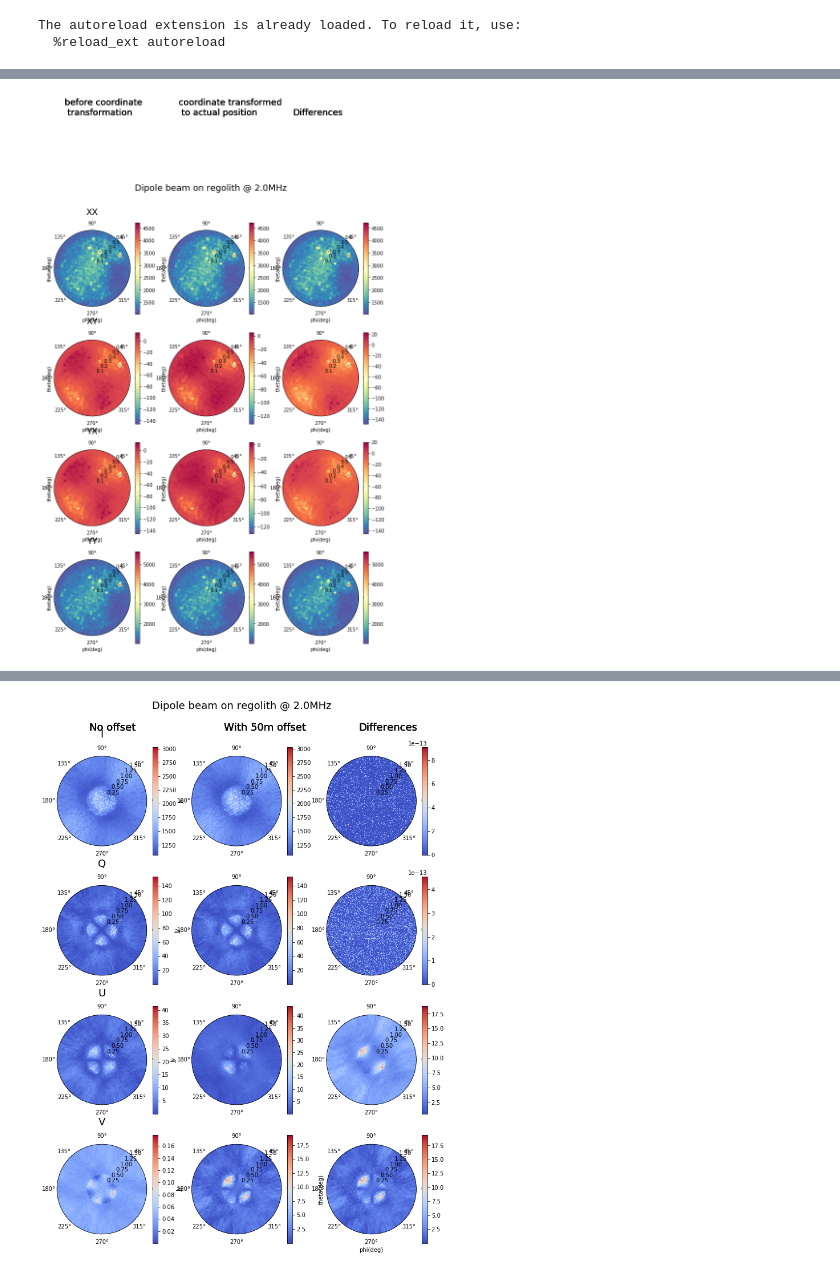
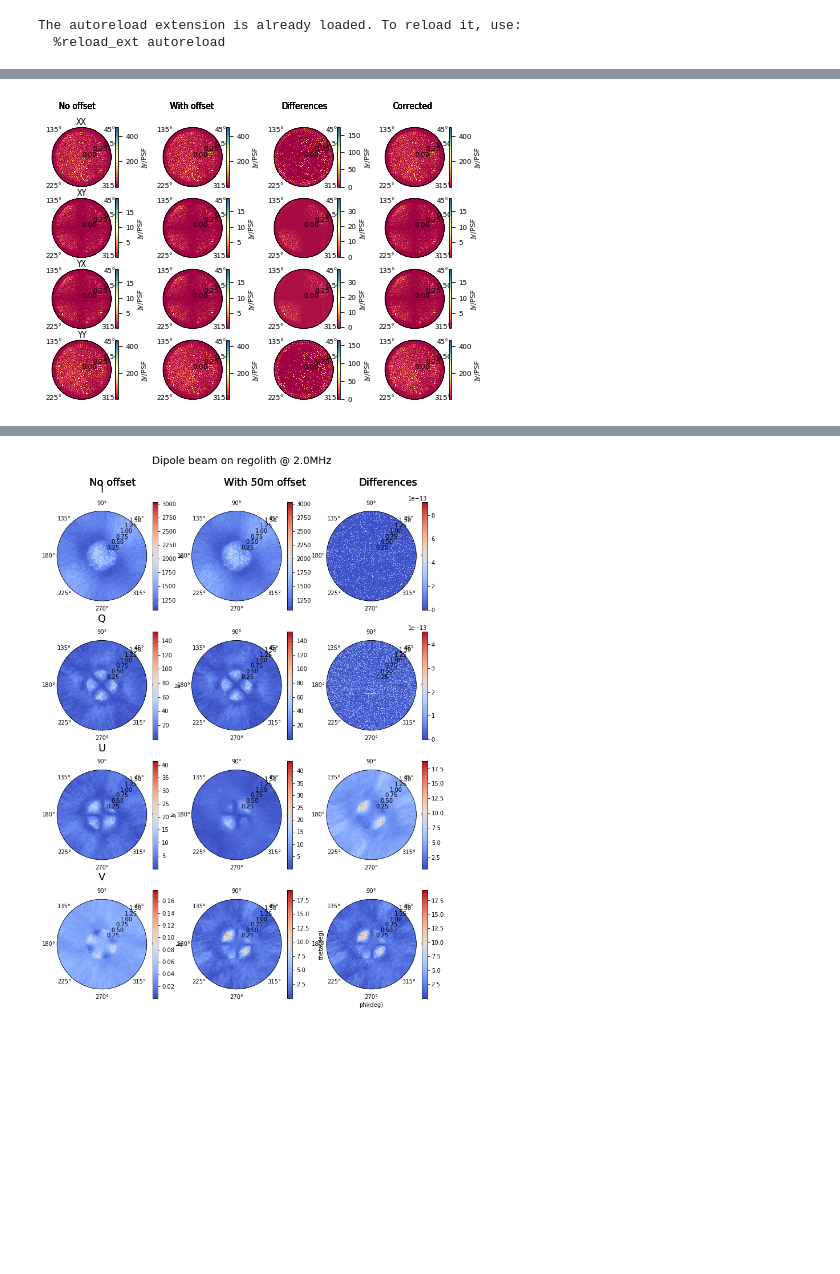
Before and after one commit to nmahesh1412/FARSIDE_imaging_performance, a Jupyter notebook: codes_implementation/dirty_image_calculation.ipynb, the cells around one changed output, grey strips where cells are left out. Cells and saved outputs as stored; diff of their text form; code cells hidden in the pictures; blank space fills up the shorter version.

```diff
--- a/codes_implementation/dirty_image_calculation.ipynb
+++ b/codes_implementation/dirty_image_calculation.ipynb
@@ -211,2 +242,5 @@ for a in range(2):
+# %%
+beam_ft = sky_obj.fourier_vis_muller(vis=vis)
+beam_ft_off = sky_obj.fourier_vis_muller(vis=vis_off)
 # %%
 sky_obj.uvcal(wav,far_array)
@@ -213,0 +399,14 @@ sky_obj.make_dirty_image(off_c=0)
+# %%
+fig,ax = plt.subplots(2,2, subplot_kw=dict(polar=True),figsize=(5,5))
+p1 =ax[0,0].pcolormesh(p,t,np.real(sky_obj.J_b[1,1]),cmap='coolwarm')
+plt.colorbar(p1, ax=ax[0,0],label='Jy')
+
+p1 =ax[0,1].pcolormesh(p,t,np.imag(sky_obj.J_b[1,1]),cmap='coolwarm')
+plt.colorbar(p1, ax=ax[0,1],label='Jy')
+
+
+p1 =ax[1,0].pcolormesh(p,t,np.real(sky_obj.J_in[1,1]),cmap='coolwarm')
+plt.colorbar(p1, ax=ax[1,0],label='Jy')
+
+p1 =ax[1,1].pcolormesh(p,t,np.imag(sky_obj.J_in[1,1]),cmap='coolwarm')
+plt.colorbar(p1, ax=ax[1,1],label='Jy')
@@ -214,52 +416,69 @@ sky_obj.make_dirty_image(off_c=0)
 # %%
-corrected=offset_correction(sky_obj.J_in,sky_obj.image_off)
+sky_obj.make_dirty_image(off_c=0)
+corrected=ic.offset_correction(sky_obj.J_in,sky_obj.image_off)
 # %%
 
 final = np.zeros((4,np.shape(sky_obj.beam_ft)[2],np.shape(sky_obj.beam_ft)[3]),dtype = np.complex128)
 final_off = np.zeros((4,np.shape(sky_obj.beam_ft)[2],np.shape(sky_obj.beam_ft)[3]),dtype = np.complex128)
 final_offc = np.zeros((4,np.shape(sky_obj.beam_ft)[2],np.shape(sky_obj.beam_ft)[3]),dtype = np.complex128)
 
-fig,ax = plt.subplots(4,3, subplot_kw=dict(polar=True),figsize=(12,16))
-text = ['XX','XY','YX','YY']
-
 c=0
 for i in range(2):
     for j in range(2):
-        final[c] = sky_obj.image[i,j] #+ cyg_A.image[i] + sgr_A.image[i]
-        final_off[c] = sky_obj.image_off[i,j]#sky_obj.image_off[i,j] ##+ cyg_A.image_off[i] + sgr_A.image_off[i]
-        final_offc[c] = corrected[i,j]#image_f[i,j]
+        final[c] = sky_obj.image[i,j]
+        final_off[c] = sky_obj.image_off[i,j]
+        final_offc[c] = corrected[i,j]
         c=c+1
+
+fig,ax = plt.subplots(4,4, subplot_kw=dict(polar=True),figsize=(7.5,5))
+plt.subplots_adjust(wspace=0.3,hspace=0.2)
+text = ['XX','XY','YX','YY']
+plt.rc('font',size=7)
+plt.rc('axes', labelsize=7)
 
 for i in range(4):
 
+    #fig.suptitle('Dipole beam on regolith @ '+ str(f)+'MHz',fontsize=18,y=0.95)
 
-    fig.suptitle('Dipole beam on regolith @ '+ str(f)+'MHz',fontsize=18,y=0.95)
+    p1 =ax[int(i%4),0].pcolormesh(p,t,np.abs(final[i]),cmap='Spectral')#,norm=LogNorm())    #,vmin=0, vmax = 0.0005)
+    plt.colorbar(p1, ax=ax[int(i%4),0],label='Jy/PSF')
+    ax[int(i%4),0].set_title(text[i], pad=0.0, fontsize = 8)
+    ax[int(i%4),0].set_rticks([0,0.25,0.5])
+    ax[int(i%4),0].set_rlabel_position(25)
+    ax[int(i%4),0].set_ylim([0,35*np.pi/180])
+    ax[int(i%4),0].set_xticks(np.array([45,135,225,315])*np.pi/180)
+    ax[int(i%4),0].tick_params(axis='x',pad=-0.5)
+    ax[0,0].text(2,1.1,'No offset', fontsize=8)
 
-    p1 =ax[int(i%4),0].pcolormesh(p,t,np.real(final[i]),cmap='Spectral_r')#,norm=LogNorm())    #,vmin=0, vmax = 0.0005)
-    plt.colorbar(p1, ax=ax[int(i%4),0])
-    ax[int(i%4),0].set_title(text[i], pad=25, fontsize = 18)
-    #ax[int(i%4),0].grid()
-    ax[int(i%4),0].set_rlabel_position(50)
-    ax[int(i%4),0].set_ylabel('theta(deg)')
-    ax[int(i%4),0].set_xlabel('phi(deg)')
-    ax[int(i%4),0].set_ylim([0,35*np.pi/180])
-    ax[0,0].text(1.75,2.5,'before coordinate \n transformation', fontsize=18)
+    p1 =ax[int(i%4),1].pcolormesh(p,t,np.abs(final_off[i]),cmap='Spectral')    #,vmin=0, vmax = 0.0005)
+    plt.colorbar(p1, ax=ax[int(i%4),1],label='Jy/PSF')
+    ax[int(i%4),1].set_rticks([0,0.25,0.5])
+    ax[int(i%4),1].set_rlabel_position(25)
+    ax[int(i%4),1].set_ylim([0,35*np.pi/180])
+    ax[int(i%4),1].set_xticks(np.array([45,135,225,315])*np.pi/180)
+    ax[int(i%4),1].tick_params(axis='x',pad=-0.5)
+    ax[0,1].text(2,1.1,'With offset', fontsize=8)
 
-    p1 =ax[int(i%4),1].pcolormesh(p,t,np.real(final_off[i]),cmap='Spectral_r')    #,vmin=0, vmax = 0.0005)
-    plt.colorbar(p1, ax=ax[int(i%4),1])
-    ax[int(i%4),1].set_rlabel_position(50)
-    ax[int(i%4),1].set_ylim([0,35*np.pi/180])
-    ax[int(i%4),1].set_ylabel('theta(deg)')
-    ax[int(i%4),1].set_xlabel('phi(deg)')
-    ax[0,1].text(1.75,2.5,'coordinate transformed \n to actual position', fontsize=18)
+    p1 =ax[int(i%4),3].pcolormesh(p,t,(np.abs(final_offc[i])),cmap='Spectral')#,vmin=-1, vmax = 1)
+    plt.colorbar(p1, ax=ax[int(i%4),3],label='Jy/PSF')
+    ax[int(i%4),3].set_rticks([0,0.25,0.5])
+    ax[int(i%4),3].set_rlabel_position(25)
+    ax[int(i%4),3].set_ylim([0, 35*np.pi/180])
+    ax[int(i%4),3].set_xticks(np.array([45,135,225,315])*np.pi/180)
+    ax[int(i%4),3].tick_params(axis='x',pad=-0.5)
+    ax[0,3].text(2,1.1,'Corrected', fontsize=8)
 
-    p1 =ax[int(i%4),2].pcolormesh(p,t,(np.real(final_offc[i])),cmap='Spectral_r')#,vmin=-1, vmax = 1)
-    plt.colorbar(p1, ax=ax[int(i%4),2])
-    ax[int(i%4),2].set_rlabel_position(50)
+
+    p1 =ax[int(i%4),2].pcolormesh(p,t,(np.abs(final_off[i])- np.real(final[i])),cmap='Spectral')#,vmin=-1, vmax = 1)
+    plt.colorbar(p1, ax=ax[int(i%4),2],label='Jy/PSF')
+    ax[int(i%4),2].set_rticks([0,0.25,0.5])
+    ax[int(i%4),2].set_rlabel_position(25)
     ax[int(i%4),2].set_ylim([0, 35*np.pi/180])
-    ax[int(i%4),2].set_ylabel('theta(deg)')
-    ax[int(i%4),2].set_xlabel('phi(deg)')
-    ax[0,2].text(1.75,2.5,'Differences', fontsize=18)
+    ax[int(i%4),2].set_xticks(np.array([45,135,225,315])*np.pi/180)
+    ax[int(i%4),2].tick_params(axis='x',pad=-0.5)
+    ax[0,2].text(2,1.1,'Differences', fontsize=8)
+
+#plt.savefig('/data4/nmahesh/edges/Lunar/plot_stokes_image_XX-YX_GLEAM_off_nooff_2mhz_real.png',dpi=200,bbox_inches='tight')
 # %% [output]
-[figure, old version]
+[figure, new version]
 # %%
```
Also changed, not shown: parts of 45 cells of this notebook, 18 other files.
